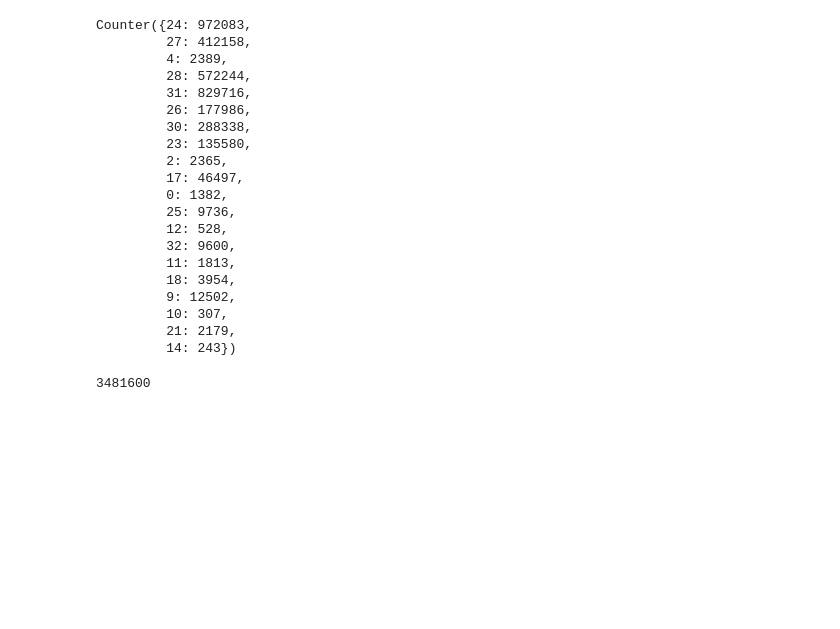
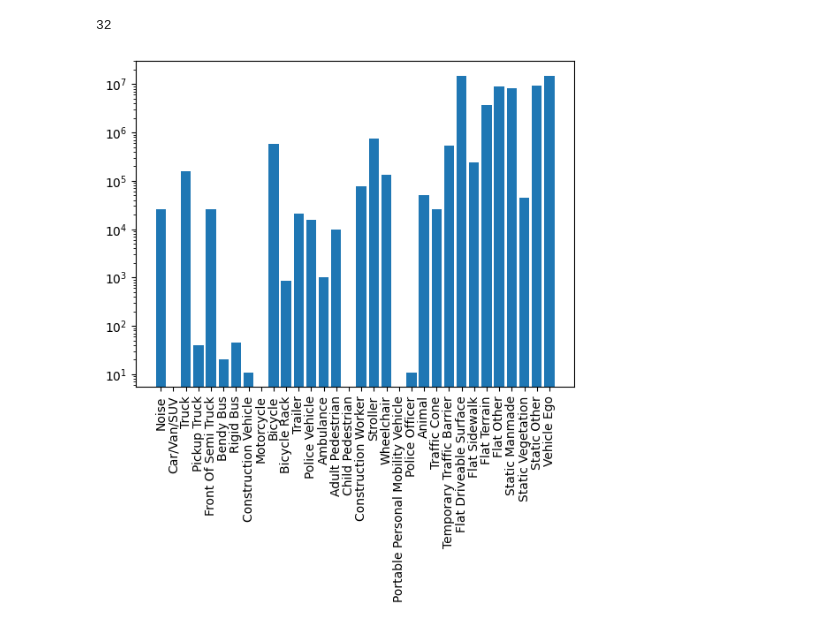
Before and after one commit to r-buitrago/3DMamba, a Jupyter notebook: notebooks/dataset_hydra.ipynb, the cells around one changed output. Saved outputs shown, nothing was run; the diff lists cells and outputs as text; code cells hidden in the pictures; blank space fills up the shorter version.

```diff
--- a/notebooks/dataset_hydra.ipynb
+++ b/notebooks/dataset_hydra.ipynb
@@ -25,7 +26,7 @@ def get_dataset(config_path="../configs/dataset", dataset_name="nuscenes_lidar_v
     dataset = hydra.utils.instantiate(cfg.params, **kwargs)
     return dataset
 # %%
-dataset = get_dataset(if_test=True)
+dataset = get_dataset(if_test=False)
 # %% [output]
 ======
 Loading NuScenes tables for version v1.0-trainval...
@@ -58,27 +57,48 @@ plt.bar(c.keys(), c.values())
-# %%
-c
-# %% [output]
-Counter({24: 972083,
-         27: 412158,
-         4: 2389,
-         28: 572244,
-         31: 829716,
-         26: 177986,
-         30: 288338,
-         23: 135580,
-         2: 2365,
-         17: 46497,
-         0: 1382,
-         25: 9736,
-         12: 528,
-         32: 9600,
-         11: 1813,
-         18: 3954,
-         9: 12502,
-         10: 307,
-         21: 2179,
-         14: 243})
-# %%
-sum(c.values())
-# %% [output]
-3481600
+# %%
+len(class_names)
+# %% [output]
+32
+# %%
+# plot histogram
+plt.bar(list(range(32)), [c.get(i,0) for i in range(32)])
+class_names = [
+    "Noise",
+    "Car/Van/SUV",
+    "Truck",
+    "Pickup Truck",
+    "Front Of Semi Truck",
+    "Bendy Bus",
+    "Rigid Bus",
+    "Construction Vehicle",
+    "Motorcycle",
+    "Bicycle",
+    "Bicycle Rack",
+    "Trailer",
+    "Police Vehicle",
+    "Ambulance",
+    "Adult Pedestrian",
+    "Child Pedestrian",
+    "Construction Worker",
+    "Stroller",
+    "Wheelchair",
+    "Portable Personal Mobility Vehicle",
+    "Police Officer",
+    "Animal",
+    "Traffic Cone",
+    "Temporary Traffic Barrier",
+    "Flat Driveable Surface",
+    "Flat Sidewalk",
+    "Flat Terrain",
+    "Flat Other",
+    "Static Manmade",
+    "Static Vegetation",
+    "Static Other",
+    "Vehicle Ego"
+]
+#insert class names in x
+plt.xticks(list(range(32)), class_names, rotation=90)
+#log scale
+plt.yscale("log")
+plt.show()
+# %% [output]
+[figure, added]
```
Also changed, not shown: parts of 8 cells of this notebook, 13 other files.
